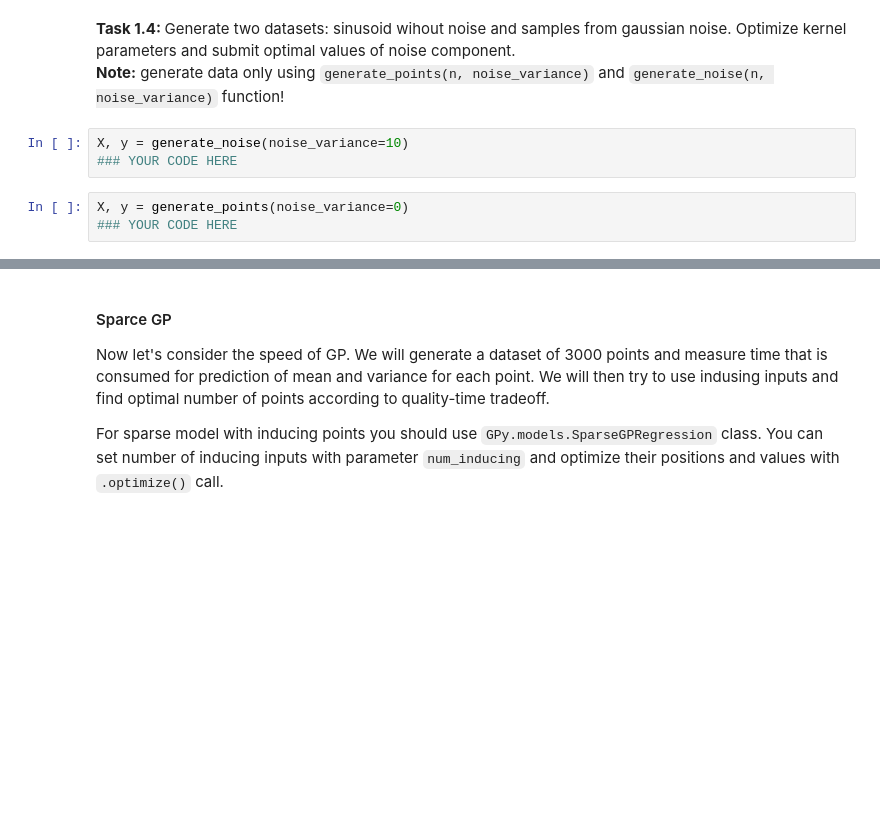
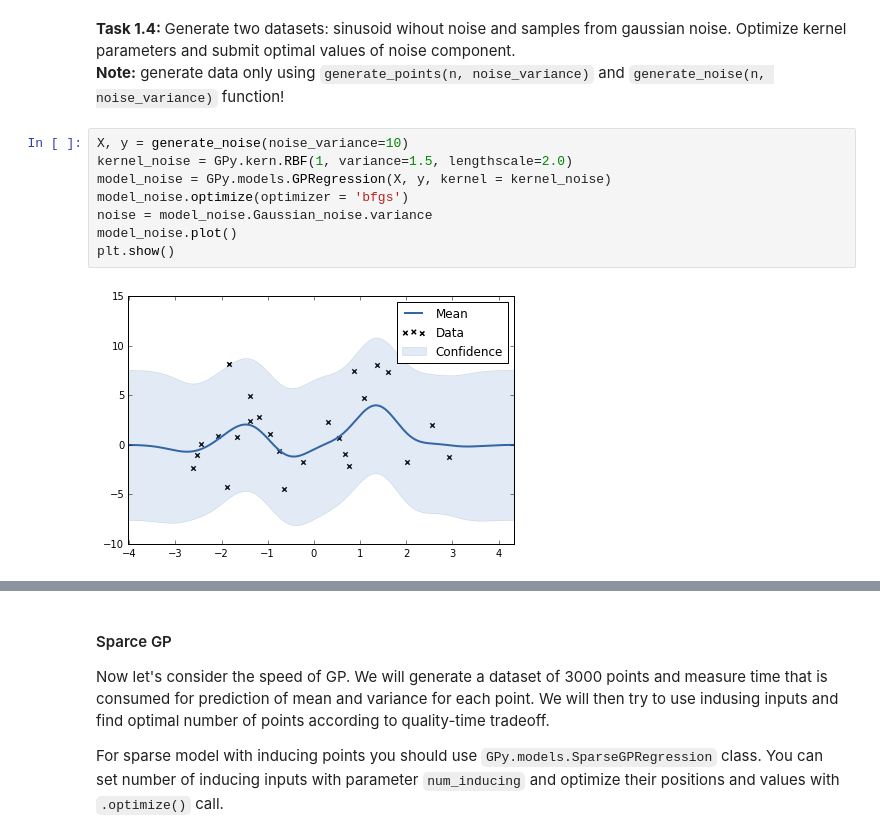
Before and after one commit to pmatthews91/BMMLExamples, a Jupyter notebook: Week6/Week6GPy.ipynb, the cells around one changed output, grey strips where cells are left out. Saved outputs shown, nothing was run; the diff lists cells and outputs as text; blank space fills up the shorter version.

````diff
--- a/Week6/Week6GPy.ipynb
+++ b/Week6/Week6GPy.ipynb
@@ -130,9 +130,13 @@ As you see, process generates outputs just right. Let's see if GP can figure out
 # %% [markdown]
 <b> Task 1.4: </b> Generate two datasets: sinusoid wihout noise and samples from gaussian noise. Optimize kernel parameters and submit optimal values of noise component.
 <br><b>Note:</b> generate data only using ```generate_points(n, noise_variance)``` and ```generate_noise(n, noise_variance)``` function!
-# %%
-X, y = generate_noise(noise_variance=10)
-### YOUR CODE HERE
-# %%
-X, y = generate_points(noise_variance=0)
-### YOUR CODE HERE
+# %%
+X, y = generate_noise(noise_variance=10)
+kernel_noise = GPy.kern.RBF(1, variance=1.5, lengthscale=2.0)
+model_noise = GPy.models.GPRegression(X, y, kernel = kernel_noise)
+model_noise.optimize(optimizer = 'bfgs')
+noise = model_noise.Gaussian_noise.variance
+model_noise.plot()
+plt.show()
+# %% [output]
+[figure, added]
````
Also changed, not shown: parts of 8 cells of this notebook.
